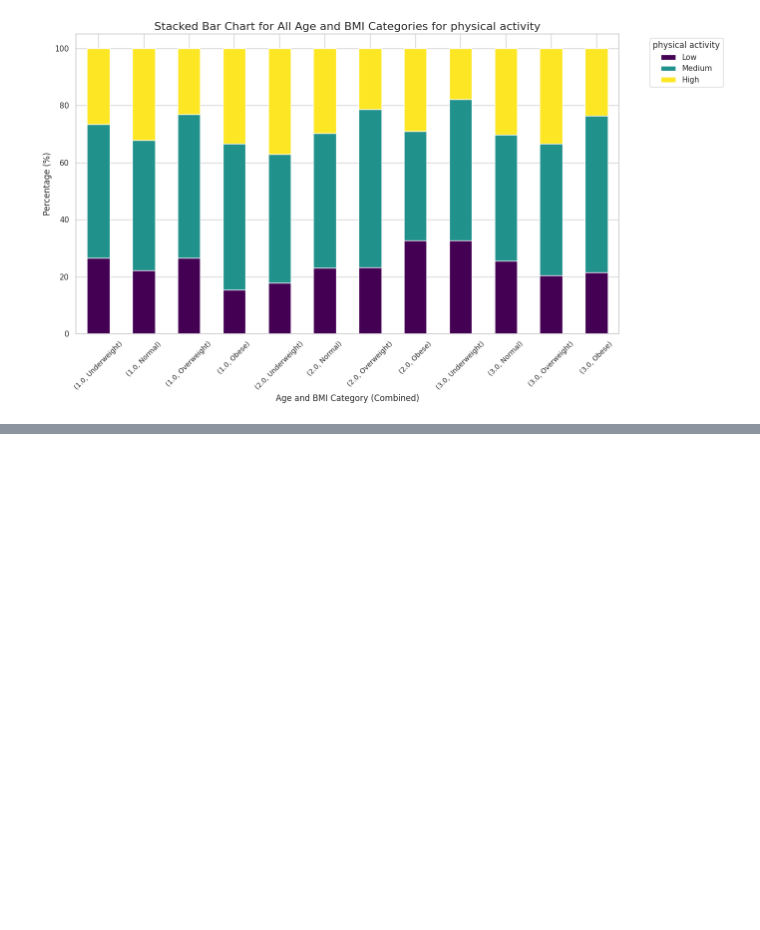
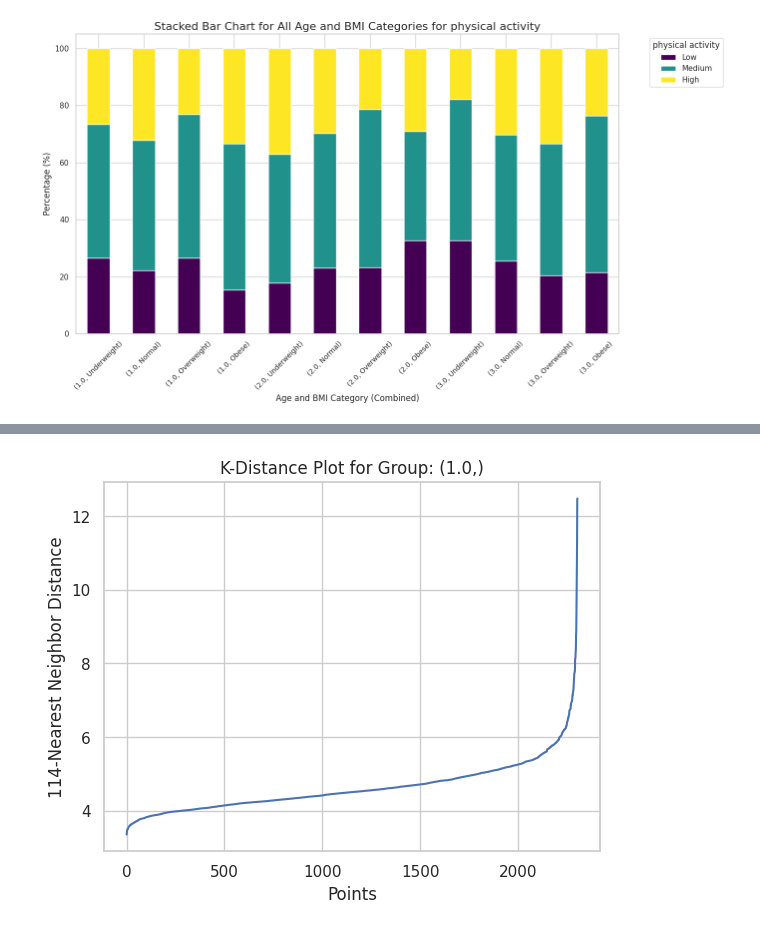
Before and after one commit to Dython-Team/caspian_second, a Jupyter notebook: casp 5/labeling_bmi_boys_casp5.ipynb, the cells around one changed output, grey strips where cells are left out. Saved outputs shown, nothing was run; the diff lists cells and outputs as text; code cells hidden in the pictures; blank space fills up the shorter version.

Commit message:
add all file related to casp 5 and trend analysis

```diff
--- a/casp 5/labeling_bmi_boys_casp5.ipynb
+++ b/casp 5/labeling_bmi_boys_casp5.ipynb
@@ -11,7 +11,7 @@ import os
 from statsmodels.nonparametric.smoothers_lowess import lowess
 from scipy.stats import skew
 # %%
-df_5 = pd.read_spss('final_data/caspian-5.sav',convert_categoricals=False)
+df_5 = pd.read_spss('../final_data/caspian-5.sav',convert_categoricals=False)
 # %%
 def rename_features(df1,caspian_number):
     df2 = df1.copy()
@@ -312,7 +290,7 @@ a = results_df['top_features']  # Example pandas Series
 type(a)  # Ensure it's a pandas.core.series.Series
 
 # Step 2: Load the .sav file and extract variable labels
-df, meta = pyreadstat.read_sav('final_data/caspian-5.sav')
+df, meta = pyreadstat.read_sav('../final_data/caspian-5.sav')
 variable_labels_mapping = dict(zip(meta.column_names, meta.column_labels))
 
 # Step 3: Split features and map each feature to its label
@@ -698,0 +679,6 @@ plt.show()
+# %%
+cluster_df = final_dfs['casp5']
+cluster_df= cluster_df.drop(columns=['weight', 'bmi1', 'id2', 'hip', 'neck', 'wrist', 'waist', 'cluster',
+                          'cross', 'height','bmi1', 'percentile', 'bmi1_category','hp_101','b_6',
+                          'hp_100','hp_101','hp_102','hp_103','hp_104','hp_105'], axis=1)
+cluster_df = cluster_df.groupby(['catage'])
@@ -698,0 +726,90 @@ plt.show()
+# %%
+from sklearn.cluster import DBSCAN
+from sklearn.preprocessing import StandardScaler
+from sklearn.metrics import silhouette_score, davies_bouldin_score, calinski_harabasz_score
+from sklearn.decomposition import PCA
+from sklearn.neighbors import NearestNeighbors
+import numpy as np
+import pandas as pd
+import matplotlib.pyplot as plt
+import seaborn as sns
+from kneed import KneeLocator
+
+a = results_df['top_features']
+
+for i, (group_name, group_data) in enumerate(cluster_df):
+    row = a.iloc[i]
+    features = [feature.strip() for feature in row.split(",")]
+    filtered_group_df = group_data[features]
+
+    # Normalize the data using StandardScaler
+    scaler = StandardScaler()
+    scaled_data = scaler.fit_transform(filtered_group_df)
+
+    # Dynamically determine min_samples
+    min_samples = max(2, int(0.05 * len(filtered_group_df)))  # 5% of the dataset size, minimum of 2
+
+    # Dynamically determine eps using k-distance plot
+    k = min_samples - 1  # Choose k = min_samples - 1
+    neighbors = NearestNeighbors(n_neighbors=k)
+    neighbors_fit = neighbors.fit(scaled_data)
+    distances, indices = neighbors_fit.kneighbors(scaled_data)
+
+    # Sort distances to find the elbow point
+    distances = np.sort(distances[:, -1])
+    plt.plot(distances)
+    plt.xlabel("Points")
+    plt.ylabel(f"{k}-Nearest Neighbor Distance")
+    plt.title(f"K-Distance Plot for Group: {group_name}")
+    plt.show()
+
+    # Find the elbow point as the optimal eps
+    knee_locator = KneeLocator(range(len(distances)), distances, curve="convex", direction="increasing")
+    eps = distances[knee_locator.knee] if knee_locator.knee else distances[int(0.9 * len(distances))]  # Fallback if no knee is found
+
+    print(f"Group: {group_name} | Estimated eps: {eps:.3f} | min_samples: {min_samples}")
+
+    # Apply DBSCAN clustering
+    dbscan = DBSCAN(eps=5, min_samples=25)
+    labels = dbscan.fit_predict(scaled_data)
+
+    # Add cluster labels to the group's DataFrame
+    filtered_group_result = filtered_group_df.copy()
+    filtered_group_result['Cluster'] = labels
+
+    # Calculate clustering metrics
+    if len(set(labels)) > 1 and -1 not in labels:  # At least two clusters (excluding noise)
+        silhouette = silhouette_score(scaled_data, labels)
+        davies_bouldin = davies_bouldin_score(scaled_data, labels)
+        calinski_harabasz = calinski_harabasz_score(scaled_data, labels)
+
+        print(f"Metrics for Group: {group_name}")
+        print(f"  Silhouette Score: {silhouette:.3f}")
+        print(f"  Davies-Bouldin Index: {davies_bouldin:.3f}")
+        print(f"  Calinski-Harabasz Index: {calinski_harabasz:.3f}")
+    else:
+        print(f"Metrics for Group: {group_name}")
+        print("  Clustering metrics not applicable (less than 2 clusters)")
+
+    # Visualization
+    # Reduce dimensionality for visualization using PCA
+    pca = PCA(n_components=2)
+    reduced_data = pca.fit_transform(scaled_data)
+
+    # Create a scatter plot
+    plt.figure(figsize=(8, 6))
+    sns.scatterplot(
+        x=reduced_data[:, 0],
+        y=reduced_data[:, 1],
+        hue=labels,
+        palette="viridis",
+        style=labels,
+        legend="full"
+    )
+    plt.title(f"Clustering Visualization for Group: {group_name}")
+    plt.xlabel("PCA Component 1")
+    plt.ylabel("PCA Component 2")
+    plt.legend(title="Cluster")
+    plt.show()
+# %% [output]
+[figure, added]
```
Also changed, not shown: parts of 6 cells of this notebook, 31 other files.
